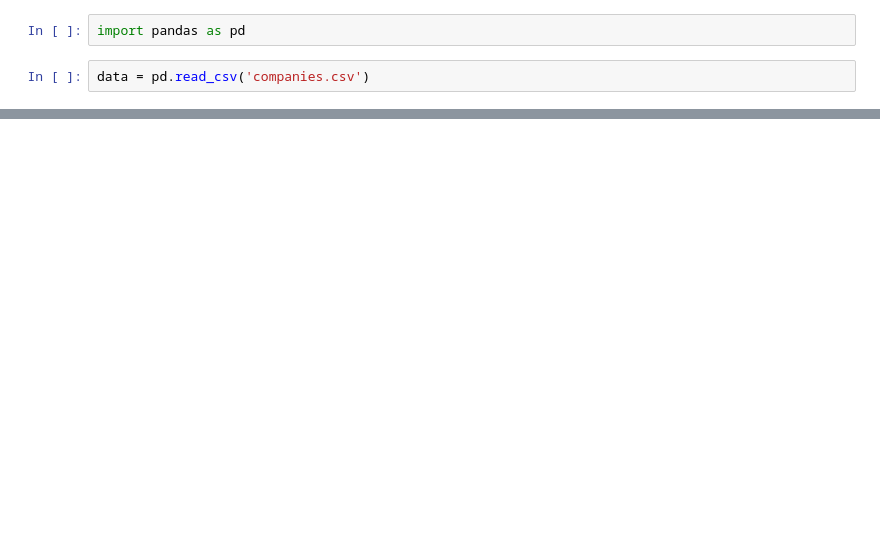
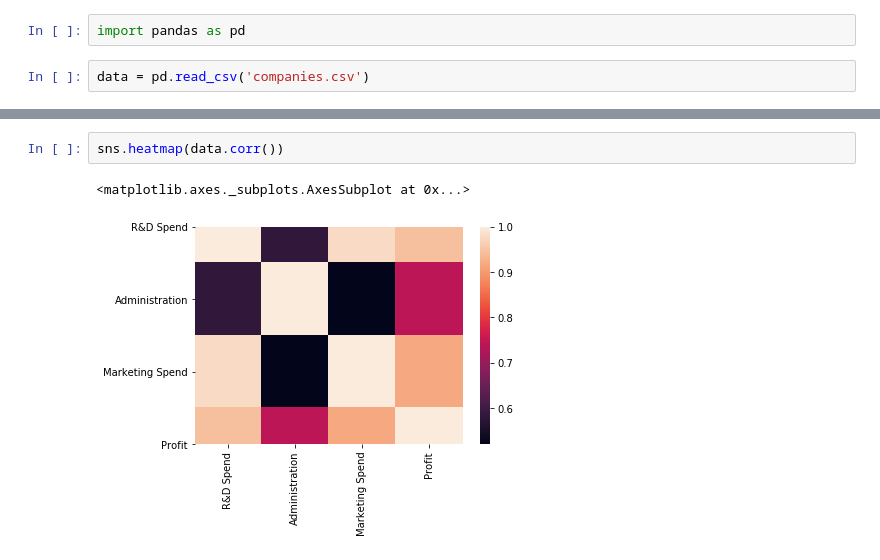
Before and after one commit to Pragades-Rajagopal/ML-exercises, a Jupyter notebook: Linear regression(companies).ipynb, the cells around one changed output, grey strips where cells are left out. Cells and saved outputs as stored; diff of their text form; blank space fills up the shorter version.

```diff
--- a/Linear regression(companies).ipynb
+++ b/Linear regression(companies).ipynb
@@ -20,0 +34,5 @@ data
+# %%
+sns.heatmap(data.corr())
+# %% [output]
+<matplotlib.axes._subplots.AxesSubplot at 0x...>
+[figure, added]
```
Also changed, not shown: parts of 13 cells of this notebook, 1 other file.
